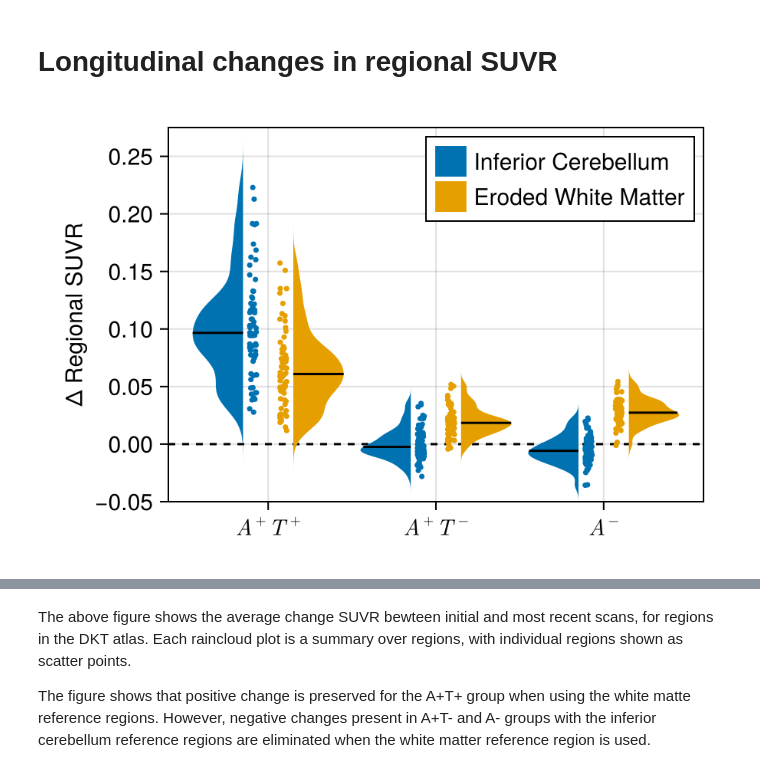
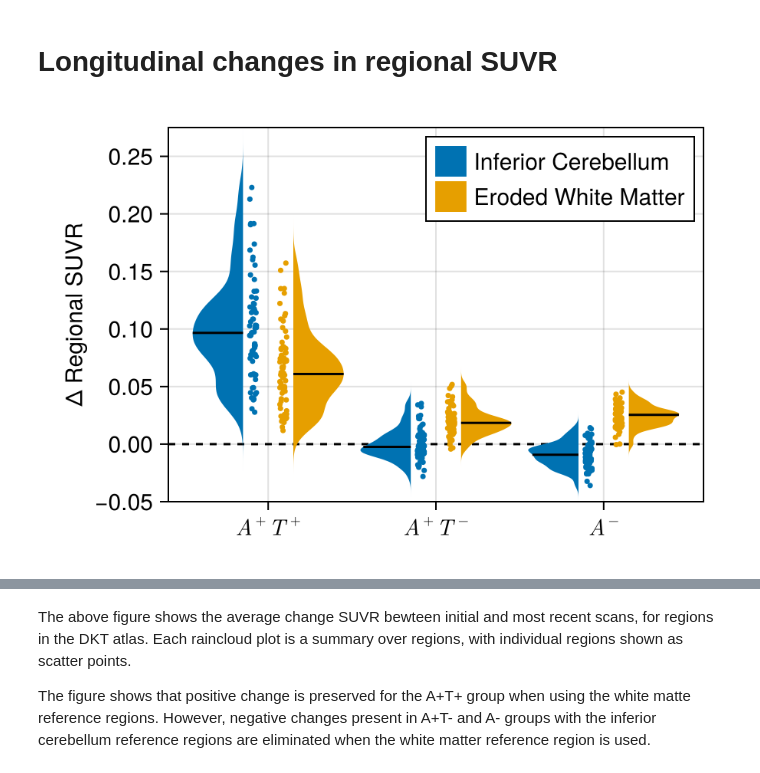
Before and after one commit to PavanChaggar/local-fkpp, a Jupyter notebook: adni/inference/analysis/notebooks/reference_region_analysis.ipynb, the cells around one changed output, grey strips where cells are left out. Cells and saved outputs as stored; diff of their text form; code cells hidden in the pictures.

```diff
--- a/adni/inference/analysis/notebooks/reference_region_analysis.ipynb
+++ b/adni/inference/analysis/notebooks/reference_region_analysis.ipynb
@@ -58,9 +58,9 @@ alldf = CSV.read(sub_data_path, DataFrame);
 
 posdf = filter(x -> x.AB_Status == 1, alldf)
 
-ic_data = ADNIDataset(posdf, dktnames; min_scans=3, reference_region="INFERIORCEREBELLUM")
-ic_data_with_wm = ADNIDataset(posdf, [dktnames; "ERODED_SUBCORTICALWM"; "CEREBELLUM_CORTEX"]; min_scans=3, reference_region="INFERIORCEREBELLUM")
-wm_data = ADNIDataset(posdf, dktnames; min_scans=3, reference_region="ERODED_SUBCORTICALWM")
+ic_data = ADNIDataset(posdf, dktnames; min_scans=3, reference_region="INFERIORCEREBELLUM", qc=true)
+ic_data_with_wm = ADNIDataset(posdf, [dktnames; "ERODED_SUBCORTICALWM"; "CEREBELLUM_CORTEX"]; qc=true, min_scans=3, reference_region="INFERIORCEREBELLUM")
+wm_data = ADNIDataset(posdf, dktnames; min_scans=3, reference_region="ERODED_SUBCORTICALWM", qc=true)
 n_data = length(ic_data)
 # %% [output]
 96
@@ -115,9 +115,9 @@ wm_tau_neg_idx = findall(x -> x ∉ wm_tau_pos_idx, 1:n_data);
 # Sorting A- data and calculating volumes
 
 negdf = filter(x -> x.AB_Status == 0, alldf)
-ic_negdata = ADNIDataset(negdf, dktnames; min_scans=3, reference_region="INFERIORCEREBELLUM")
-ic_negdata_with_wm = ADNIDataset(negdf, [dktnames; "ERODED_SUBCORTICALWM"; "CEREBELLUM_CORTEX"]; min_scans=3, reference_region="INFERIORCEREBELLUM")
-wm_negdata = ADNIDataset(negdf, dktnames; min_scans=3, reference_region="ERODED_SUBCORTICALWM")
+ic_negdata = ADNIDataset(negdf, dktnames; min_scans=3, reference_region="INFERIORCEREBELLUM", qc=true)
+ic_negdata_with_wm = ADNIDataset(negdf, [dktnames; "ERODED_SUBCORTICALWM"; "CEREBELLUM_CORTEX"]; qc=true, min_scans=3, reference_region="INFERIORCEREBELLUM")
+wm_negdata = ADNIDataset(negdf, dktnames; min_scans=3, reference_region="ERODED_SUBCORTICALWM", qc=true)
 
 ic_neg_all_vols = [reduce(vcat, [dkt, ref']) for (dkt, ref) in zip(get_vol.(ic_negdata), get_ref_vol.(ic_negdata))]
 ic_neg_tiv = sum.(ic_neg_all_vols, dims=1)
@@ -129,39 +129,51 @@ wm_neg_all_vols = [reduce(vcat, [dkt, ref']) for (dkt, ref) in zip(get_vol.(wm_n
 wm_neg_tiv = sum.(wm_neg_all_vols, dims=1)
 wm_neg_tiv_vols = [v ./ t for (v, t) in zip(wm_neg_all_vols, wm_neg_tiv)]
 wm_neg_ref_vols = [t[end, :] ./ t[end, 1] for t in wm_neg_tiv_vols];
+# %%
+ic_neg_mtl_pos_idx = findall(x -> x >= ic_mtl_cutoff, mtl_mean.(calc_suvr.(ic_negdata)))
+ic_neg_neo_pos_idx = findall(x -> x >= ic_neo_cutoff, neo_mean.(calc_suvr.(ic_negdata)))
+
+ic_neg_tau_pos_idx = findall(x -> x ∈ unique([ic_neg_mtl_pos_idx; ic_neg_neo_pos_idx]), 1:length(ic_negdata))
+ic_neg_tau_neg_idx = findall(x -> x ∉ ic_neg_tau_pos_idx, 1:length(ic_negdata));
+
+wm_neg_mtl_pos_idx = findall(x -> x >= wm_mtl_cutoff, mtl_mean.(calc_suvr.(wm_negdata)))
+wm_neg_neo_pos_idx = findall(x -> x >= wm_neo_cutoff, neo_mean.(calc_suvr.(wm_negdata)))
+
+wm_neg_tau_pos_idx = findall(x -> x ∈ unique([wm_neg_mtl_pos_idx; wm_neg_neo_pos_idx]), 1:length(wm_negdata))
+wm_neg_tau_neg_idx = findall(x -> x ∉ wm_neg_tau_pos_idx, 1:length(wm_negdata));
 # %% [markdown]
 # Longitudinal changes in regional SUVR
 # %%
 # Convenience functions for calculating longitudinal changes
 function get_diff(x::Matrix{Float64})
     x[:,end] .- x[:,1]
 end
 function get_diff(x::Vector{Float64})
     x[end] - x[1]
 end
 cols = Makie.wong_colors();
 
 begin
     f = Figure(size=(450, 300), fontsize=15)
 
     # Inferior Cerebellum
     ax = Axis(f[1:5,1], ylabel="Δ Regional SUVR", xticks=(1:3, [L"A^+T^+", L"A^+T^-", L"A^-"]), yticks=-0.1:0.05:0.3)
     hlines!(ax, 0.0, linestyle=:dash, color=:black)
 
     ylims!(-0.05, 0.275)
     rainclouds!(ones(72) .* 0.85, mean(get_diff.(calc_suvr.(ic_data[ic_tau_pos_idx]))), plot_boxplots=false, cloud_width= 0.75, whiskerwidth=1, markersize=5, color=cols[1], label="Inferior Cerebellum")
     rainclouds!(ones(72) .* 1.15, mean(get_diff.(calc_suvr.(wm_data[wm_tau_pos_idx]))), plot_boxplots=false, cloud_width= 0.75, whiskerwidth=1, markersize=5, side=:right, color=cols[2],label="Eroded White Matter")
 
     rainclouds!(ones(72) .* 1.85, mean(get_diff.(calc_suvr.(ic_data[ic_tau_neg_idx]))), plot_boxplots=false, cloud_width= 0.75, whiskerwidth=1, markersize=5, color=cols[1], label="Inferior Cerebellum")
     rainclouds!(ones(72) .* 2.15, mean(get_diff.(calc_suvr.(wm_data[wm_tau_neg_idx]))), plot_boxplots=false, cloud_width= 0.75, whiskerwidth=1, markersize=5, side=:right, color=cols[2], label="Eroded White Matter")
 
-    rainclouds!(ones(72) .* 2.85, mean(get_diff.(calc_suvr.(ic_negdata))), whiskerwidth=1, plot_boxplots=false, cloud_width= 0.75, markersize=5, color=cols[1], label="Inferior Cerebellum")
-    rainclouds!(ones(72) .* 3.15, mean(get_diff.(calc_suvr.(wm_negdata))), whiskerwidth=1, plot_boxplots=false, cloud_width= 0.75, markersize=5, side=:right, color=cols[2], label="Eroded White Matter")
+    rainclouds!(ones(72) .* 2.85, mean(get_diff.(calc_suvr.(ic_negdata[ic_neg_tau_neg_idx]))), whiskerwidth=1, plot_boxplots=false, cloud_width= 0.75, markersize=5, color=cols[1], label="Inferior Cerebellum")
+    rainclouds!(ones(72) .* 3.15, mean(get_diff.(calc_suvr.(wm_negdata[wm_neg_tau_neg_idx]))), whiskerwidth=1, plot_boxplots=false, cloud_width= 0.75, markersize=5, side=:right, color=cols[2], label="Eroded White Matter")
 
     axislegend(ax, merge=true, labelsize=15)
     f
 end
 save(projectdir("visualisation/reference_region/suvr-reference-region.pdf"), f)
 f
 # %% [output]
-[figure, old version]
+[figure, new version]
```
Also changed, not shown: parts of 6 cells of this notebook, 1 other file.
